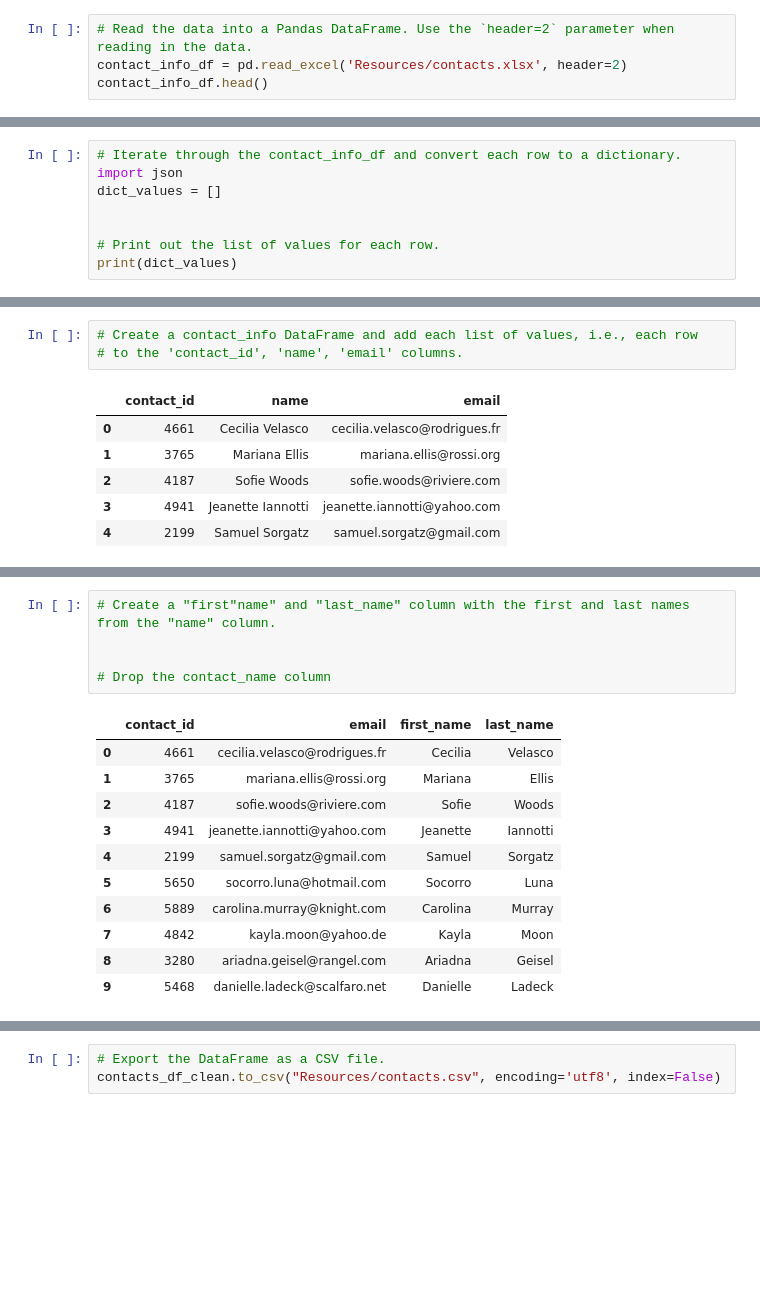
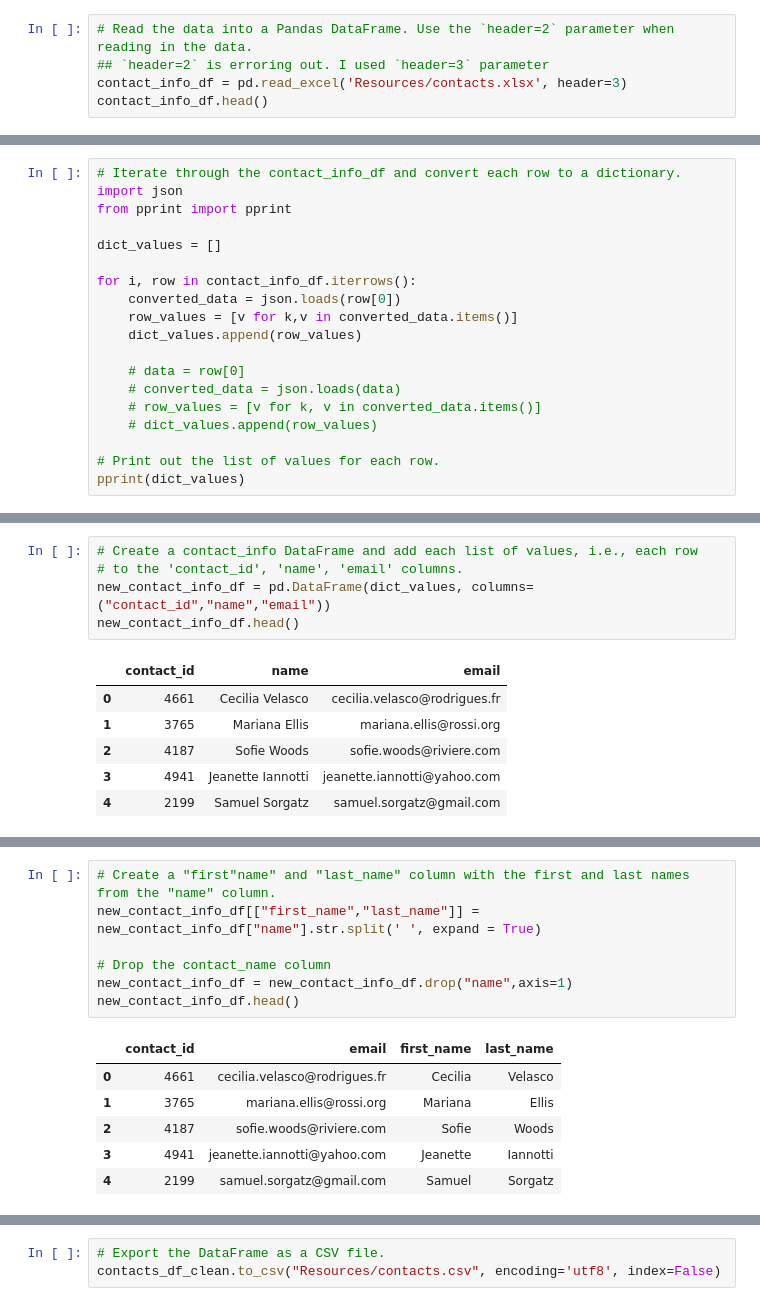
Before and after one commit to arzingy/Crowdfunding_ETL, a Jupyter notebook: ETL_Mini_Project_Starter_Code.ipynb, the cells around one changed output, grey strips where cells are left out. Drawn from its saved outputs; the diff is of its cells as text; blank space fills up the shorter version.

```diff
--- a/ETL_Mini_Project_Starter_Code.ipynb
+++ b/ETL_Mini_Project_Starter_Code.ipynb
@@ -280,7 +287,8 @@ campaign_cleaned.to_csv("Resources/campaign.csv", index=False)
 ### Extract the contacts.xlsx Data.
 # %%
 # Read the data into a Pandas DataFrame. Use the `header=2` parameter when reading in the data.
-contact_info_df = pd.read_excel('Resources/contacts.xlsx', header=2)
+## `header=2` is erroring out. I used `header=3` parameter
+contact_info_df = pd.read_excel('Resources/contacts.xlsx', header=3)
 contact_info_df.head()
 # %% [output]
 |  | contact_info |
@@ -304,9 +328,20 @@ Then export the DataFrame as a `contacts.csv` CSV file.
 # %%
 # Iterate through the contact_info_df and convert each row to a dictionary.
 import json
+from pprint import pprint
+
 dict_values = []
 
+for i, row in contact_info_df.iterrows():
+    converted_data = json.loads(row[0])
+    row_values = [v for k,v in converted_data.items()]
+    dict_values.append(row_values)
+
+    # data = row[0]
+    # converted_data = json.loads(data)
+    # row_values = [v for k, v in converted_data.items()]
+    # dict_values.append(row_values)
 
 # Print out the list of values for each row.
-print(dict_values)
+pprint(dict_values)
 # %% [output]
@@ -314,6 +365,8 @@ print(dict_values)
 # %%
 # Create a contact_info DataFrame and add each list of values, i.e., each row
 # to the 'contact_id', 'name', 'email' columns.
+new_contact_info_df = pd.DataFrame(dict_values, columns= ("contact_id","name","email"))
+new_contact_info_df.head()
 # %% [output]
 |  | contact_id | name | email |
 | 0 | 4661 | Cecilia Velasco | cecilia.velasco@rodrigues.fr |
@@ -336,20 +390,17 @@ dtypes: int64(1), object(2)
 memory usage: 23.6+ KB
 # %%
 # Create a "first"name" and "last_name" column with the first and last names from the "name" column.
-
+new_contact_info_df[["first_name","last_name"]] = new_contact_info_df["name"].str.split(' ', expand = True)
 
 # Drop the contact_name column
+new_contact_info_df = new_contact_info_df.drop("name",axis=1)
+new_contact_info_df.head()
 # %% [output]
 |  | contact_id | email | first_name | last_name |
 | 0 | 4661 | cecilia.velasco@rodrigues.fr | Cecilia | Velasco |
 | 1 | 3765 | mariana.ellis@rossi.org | Mariana | Ellis |
 | 2 | 4187 | sofie.woods@riviere.com | Sofie | Woods |
 | 3 | 4941 | jeanette.iannotti@yahoo.com | Jeanette | Iannotti |
 | 4 | 2199 | samuel.sorgatz@gmail.com | Samuel | Sorgatz |
-| 5 | 5650 | socorro.luna@hotmail.com | Socorro | Luna |
-| 6 | 5889 | carolina.murray@knight.com | Carolina | Murray |
-| 7 | 4842 | kayla.moon@yahoo.de | Kayla | Moon |
-| 8 | 3280 | ariadna.geisel@rangel.com | Ariadna | Geisel |
-| 9 | 5468 | danielle.ladeck@scalfaro.net | Danielle | Ladeck |
 # %%
 # Reorder the columns
```
Also changed, not shown: parts of 23 cells of this notebook, 2 other files.
